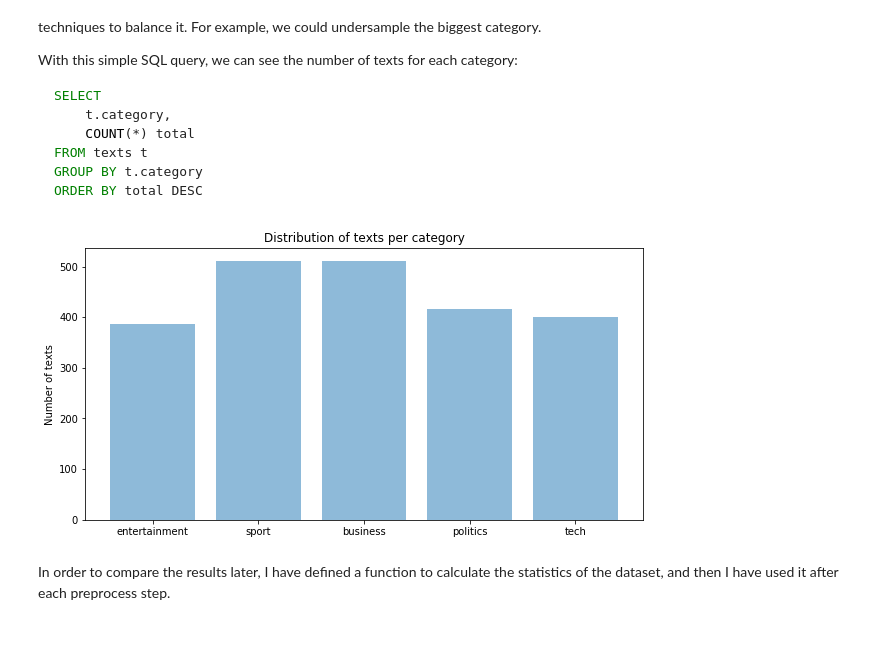
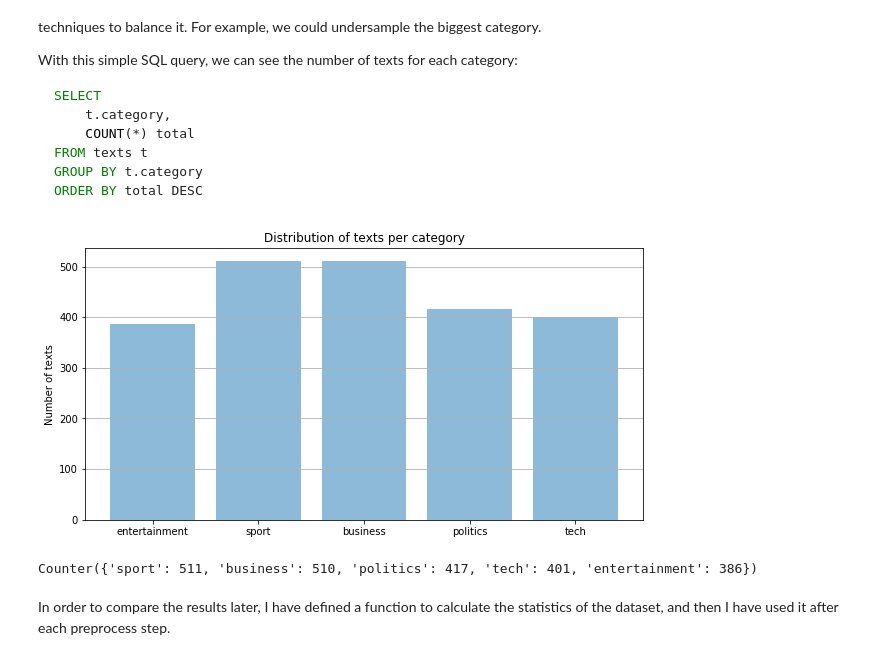
Before and after one commit to DimasDMM/text-classification, a Jupyter notebook: notebooks/Data-Analysis-and-Preprocess.ipynb, the cells around one changed output. Drawn from its saved outputs; the diff is of its cells as text; code cells hidden in the pictures.

```diff
--- a/notebooks/Data Analysis and Preprocess.ipynb
+++ b/notebooks/Data-Analysis-and-Preprocess.ipynb
@@ -96,20 +96,24 @@ ORDER BY total DESC
 # %%
 categories = df[['category']].values.reshape(-1)
 
 counter_categories = Counter(categories)
 category_names = counter_categories.keys()
 category_values = counter_categories.values()
 
 y_pos = np.arange(len(category_names))
 
 plt.figure(1, figsize=(10, 5))
 plt.bar(y_pos, category_values, align='center', alpha=0.5)
 plt.xticks(y_pos, category_names)
 plt.ylabel('Number of texts')
 plt.title('Distribution of texts per category')
+plt.gca().yaxis.grid(True)
 plt.show()
+
+print(counter_categories)
 # %% [output]
-[figure, old version]
+[figure, new version]
+Counter({'sport': 511, 'business': 510, 'politics': 417, 'tech': 401, 'entertainment': 386})
 # %% [markdown]
 In order to compare the results later, I have defined a function to calculate the statistics of the dataset, and then I have used it after each preprocess step.
 # %%
```
Also changed, not shown: parts of 1 cell of this notebook.
